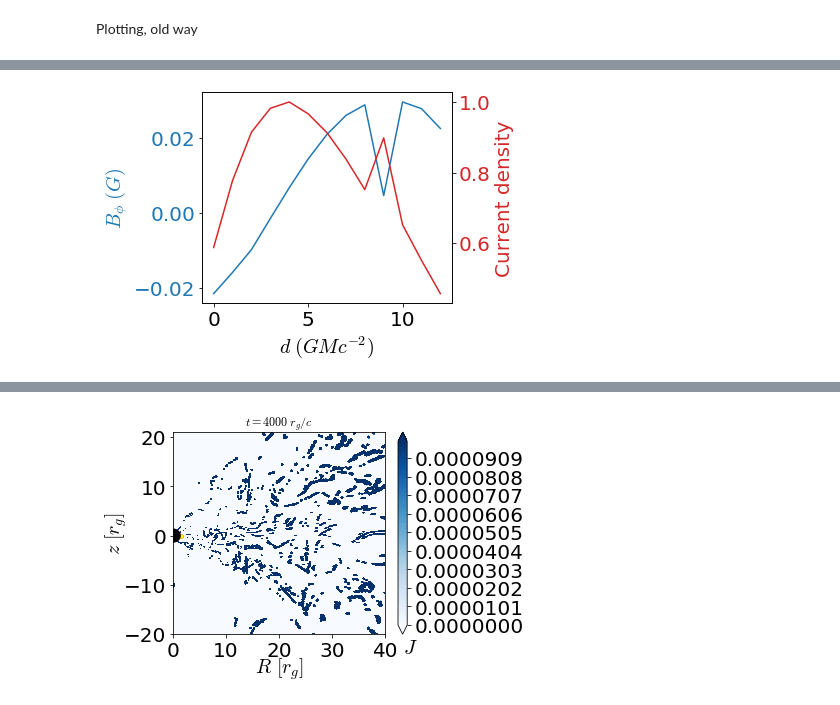
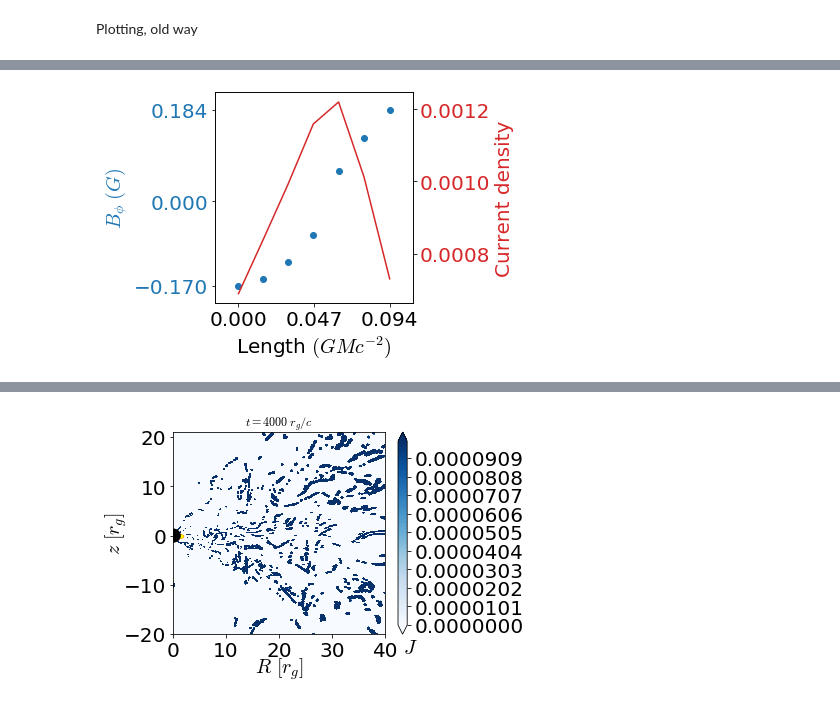
Before and after one commit to outflows/gyst, a Jupyter notebook: characterize.ipynb, the cells around one changed output, grey strips where cells are left out. Drawn from its saved outputs; the diff is of its cells as text; code cells hidden in the pictures.

```diff
--- a/characterize.ipynb
+++ b/characterize.ipynb
@@ -82,7 +87,7 @@ va = np.sqrt(va2)
 # %%
-Jfile = "/home/gustavo/work/gyst/dump400_jcs"
-Jfilepeak = "/home/gustavo/work/gyst/dump400_jcs_peak"
-Jfilechar = "/home/gustavo/work/gyst/dump400_jcs_char"
+Jfile = "/home/gustavo/work/gyst/jcs_files/dump400_jcs"
+Jfilepeak = "/home/gustavo/work/gyst/jcs_files/dump400_jcs_peak"
+Jfilechar = "/home/gustavo/work/gyst/jcs_files/dump400_jcs_char"
 
 f1 = open(Jfile, "rb")
 dtype = np.float64
@@ -169,5 +174,5 @@ plt.draw()
 # %%
-mirror = 0
+mirror = 1
 if(mirror):
     xmax = 500
     ymax = xmax/2
@@ -208,4 +213,4 @@ plc(aphi,levels=np.linspace(-amax,amax,10)[1:-1],colors="black",linewidths=0.5,x
 plt.title(r"$t=%.4g$"%np.round(t)+r"$\;r_g/c$", **hfont);
 plt.tight_layout() # GS
 plt.draw()
-#plt.savefig("rho000_2ds9.png", dpi = 300)
+#plt.savefig("rho_large.png", dpi = 300)
@@ -326,5 +411,5 @@ plt.draw()
 # %%
-xmax = 80
+xmax = 100
 ymax = xmax/2
 step = xmax/4
 
@@ -1474,18 +1807,27 @@ for i in range(imin,imax):
 #myfilename = "/home/gustavo/work/gyst/sheets/dump400_348_391_0_s"
 #myfilename = "/home/gustavo/work/gyst/sheets/dump400_43_447_0_s"
 
-myfilename = "/home/gustavo/work/gyst/sheets/dump400_75_437_0_s"
-#myfilename = "/home/gustavo/work/gyst/sheets/dump400_23_257_0_s"
+#myfilename = "/home/gustavo/work/gyst/sheets/dump400_75_437_0_s"
+myfilename = "/home/gustavo/work/gyst/sheets/dump400_23_257_0_s"
 #myfilename = "/home/gustavo/work/gyst/sheets/dump400_557_64_0_s"
 #myfilename = "/home/gustavo/work/gyst/sheets/dump400_234_263_0_s"
 #myfilename = "/home/gustavo/work/gyst/sheets/dump400_386_310_0_s"
+#myfilename = "/home/gustavo/work/gyst/sheets/dump400_256_226_0_s"
 #myfilename = "/home/gustavo/work/gyst/sheets/dump400_396_74_0_s"
 
+#myfilename = "/home/gustavo/work/gyst/sheets/dump400_465_67_0_s"
 
-icenter,jcenter=75,437
+#myfilename = "/home/gustavo/work/gyst/sheets/dump400_265_205_0_s"
+
+
+#myfilename = "/home/gustavo/work/gyst/sheets/dump400_287_279_0_s"
+myfilename = "/home/gustavo/work/gyst/sheets/dump400_487_416_0_s"
+#icenter, jcenter = 287,279
+#icenter,jcenter=465,67
 #icenter, jcenter = 386,310
 #icenter, jcenter = 396,74
 #icenter, jcenter = 23,257
+icenter, jcenter = 487,416
 
 
 myfile = open(myfilename, "r")
@@ -1519,44 +1861,55 @@ myj        = mydata[8]
 
 myfile.close()
 
-olddist = 0
 position = []
-"""
-for i in range(len(myBr)):
-    if i == 0:
+for ii in range(len(myBr)):
+    if ii == 0:
         distance = 0
+        distanceold = 0
     else:
-        r1 = r[int(myi[i-1])][0][0]
-        r2 = r[int(myi[i])][0][0]
-        th1 = h[0][int(myj[i-1])][0]
-        th2 = h[0][int(myj[i])][0]
-        if ((r1 == r2) and (th1 == th2)):
-            distance = olddist
-        else:
-            distance = np.sqrt(r1*r1 + r2*r2 - 2*r1*r2*np.cos(th1 - th2))
-        olddist = distance
-        #print(r1,r2,th1,th2,distance)
-    position.append(distance+olddist)
-"""
+        r1 = r[ii][0][0]
+        r2 = r[ii+1][0][0]
+        th1 = h[0][ii][0]
+        th2 = h[0][ii+1][0]
+        distance = np.sqrt(r1*r1 + r2*r2 - 2*r1*r2*np.cos(th1 - th2)) + distanceold
+        distanceold = distance
+    position.append(distance)
+position = np.array(position)
+
+xmin = round(min(position), 3)
+xmax = round(max(position), 3)
+xmid = round((xmax-xmin)/2, 3)
+xmmin = round((xmid-xmin)/2, 3)
+xmmax = round(xmax-xmid/2, 3)
+#xticks = [xmin,xmmin,xmid,xmmax,xmax]
+xticks = [xmin,xmid,xmax]
+
+ymin1 = round(min(myBphi)*B_unit, 3)
+ymax1 = round(max(myBphi)*B_unit, 3)
+ymid1 = round(0.5*(ymax1+ymin1), 3)
+yticks = [ymin1,0,ymax1]
+
 fig, ax1 = plt.subplots()
 rcParams['font.family'] = 'sans-serif'
 rcParams['font.sans-serif'] = ['Helvetica']
 color = 'tab:blue'
-ax1.set_xlabel(r'$d\;(GMc^{-2})$')
-#ax1.set_xticks(np.arange(distance), minor=True)
+ax1.set_xlabel(r'Length $(GMc^{-2})$')
+ax1.set_xticks(xticks)
 ax1.set_ylabel(r'$B_\phi\;(G)$', color=color)
-ax1.plot(myBphi, color=color)
+ax1.set_yticks(yticks)
+ax1.scatter(position, myBphi*B_unit, color=color)
 ax1.tick_params(axis='y', labelcolor=color)
 
 ax2 = ax1.twinx()  # instantiate a second axes that shares the same x-axis
 color = 'tab:red'
 ax2.set_ylabel('Current density', color=color)  # we already handled the x-label with ax1
-ax2.plot(myJ/myJ.max(), color=color)
+ax2.plot(position, myJ, color=color)
 ax2.tick_params(axis='y', labelcolor=color)
 #plt.axvline(x=15, color = 'black', linestyle = ':', linewidth = 1)
 
 fig.tight_layout()  # otherwise the right y-label is slightly clipped
 #plt.savefig("/home/gustavo/work/gyst/images/dump400_%d_%d_%d_p.png" %(i, j, k), dpi = 50)
+#plt.savefig("/home/gustavo/work/gyst/dump400_%d_%d_%d_p.png" %(icenter, jcenter, 0), dpi = 150)
 plt.show()
-plt.close()
+#plt.close()
 # %% [output]
@@ -1563 +1917 @@ plt.close()
-[figure, old version]
+[figure, new version]
```
Also changed, not shown: parts of 28 cells of this notebook, 7 other files.
